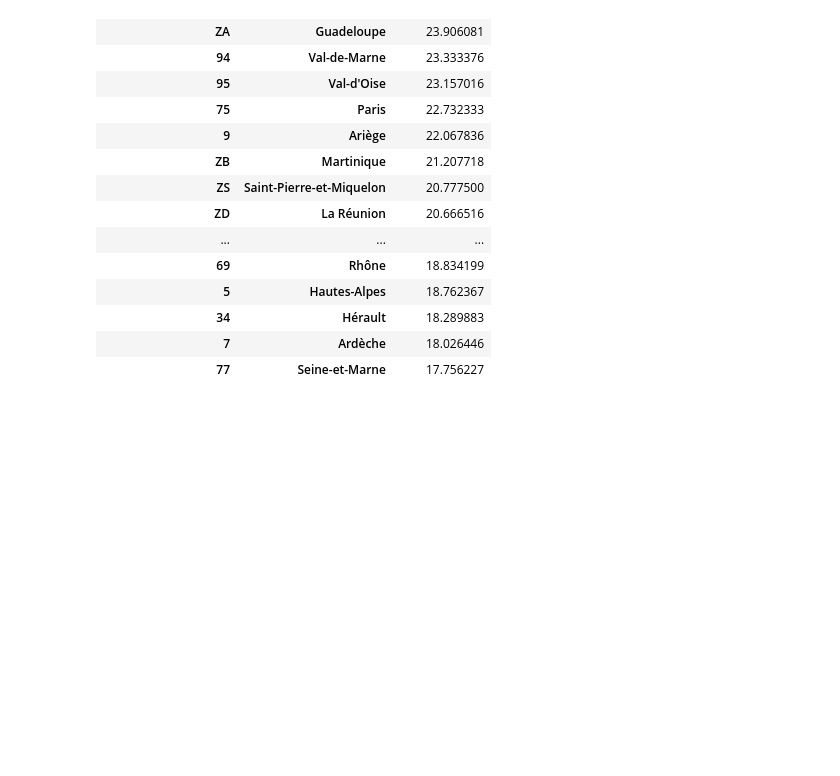
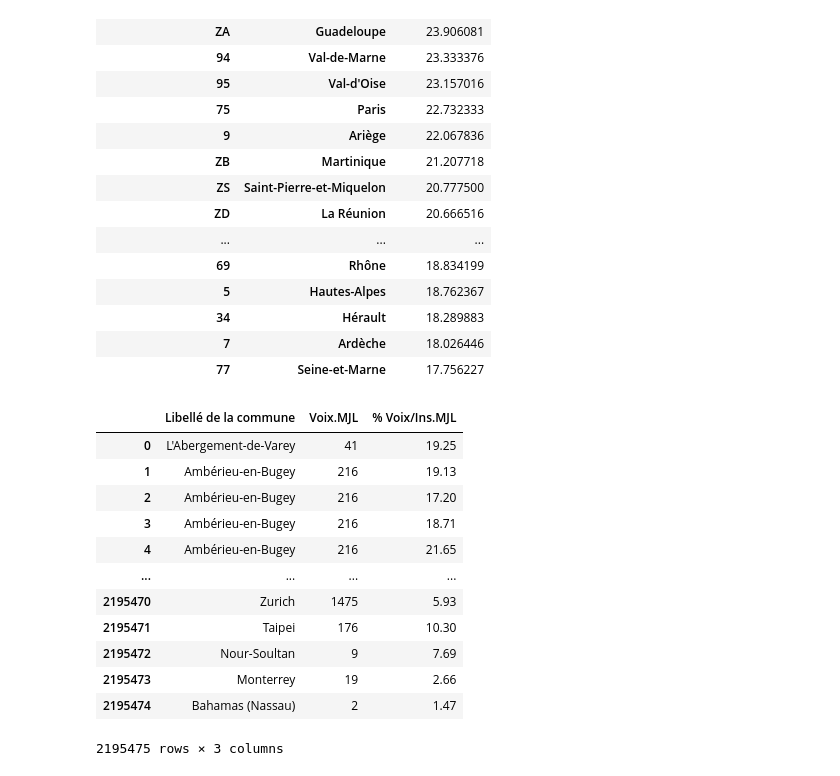
Before and after one commit to BaderEK/AnalyseDeDonnees, a Jupyter notebook: Groupe 2/Groupe 2/rendu.ipynb, the cells around one changed output. Cells and saved outputs as stored; diff of their text form; code cells hidden in the pictures; blank space fills up the shorter version.

```diff
--- a/Groupe 2/Groupe 2/rendu.ipynb
+++ b/Groupe 2/Groupe 2/rendu.ipynb
@@ -169,3 +169,40 @@ dep_prct('% Voix/Ins.MJL', False)
 | 34 | Hérault | 18.289883 |
 | 7 | Ardèche | 18.026446 |
 | 77 | Seine-et-Marne | 17.756227 |
+# %%
+def comm_prct(voix,prct,asc):
+    tab = df[['Libellé de la commune', voix]]
+    tab1 = df[['Libellé de la commune', prct]]
+
+    frame = pd.DataFrame(tab)
+    frame1 = pd.DataFrame(tab1)
+    frame2 = frame.merge(frame1)
+
+    #res1 = frame.groupby(["Libellé de la commune"]).sum()
+    #res2 = frame1.groupby(["Libellé de la commune"]).mean()
+    #res3 = res2.iloc[:, 0]
+    #sort1 = res1.sort_values(by=voix,ascending=asc)
+    #sort2 = res2.sort_values(by=prct,ascending=asc)
+
+    #total = pd.concat([res1,res3],copy=False)
+    #print(res1)
+    #print(res2)
+    #print(res3)
+    return frame2
+# %%
+dftest = comm_prct('Voix.MJL', '% Voix/Ins.MJL', False)
+dftest
+# %% [output]
+|  | Libellé de la commune | Voix.MJL | % Voix/Ins.MJL |
+| 0 | L'Abergement-de-Varey | 41 | 19.25 |
+| 1 | Ambérieu-en-Bugey | 216 | 19.13 |
+| 2 | Ambérieu-en-Bugey | 216 | 17.20 |
+| 3 | Ambérieu-en-Bugey | 216 | 18.71 |
+| 4 | Ambérieu-en-Bugey | 216 | 21.65 |
+| ... | ... | ... | ... |
+| 2195470 | Zurich | 1475 | 5.93 |
+| 2195471 | Taipei | 176 | 10.30 |
+| 2195472 | Nour-Soultan | 9 | 7.69 |
+| 2195473 | Monterrey | 19 | 2.66 |
+| 2195474 | Bahamas (Nassau) | 2 | 1.47 |
+2195475 rows × 3 columns
```
Also changed, not shown: parts of 3 cells of this notebook.
